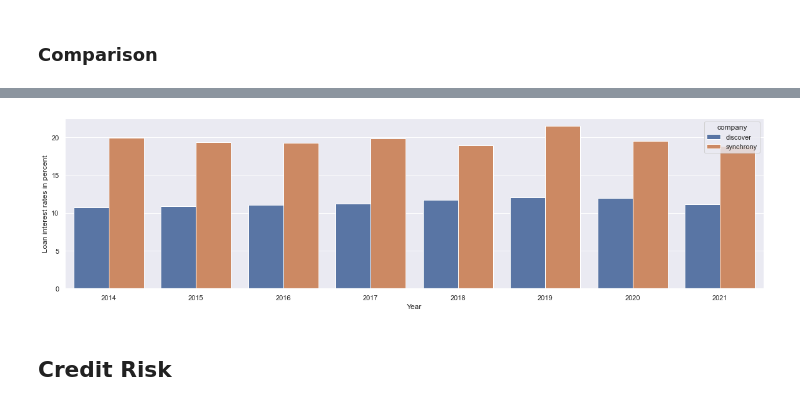
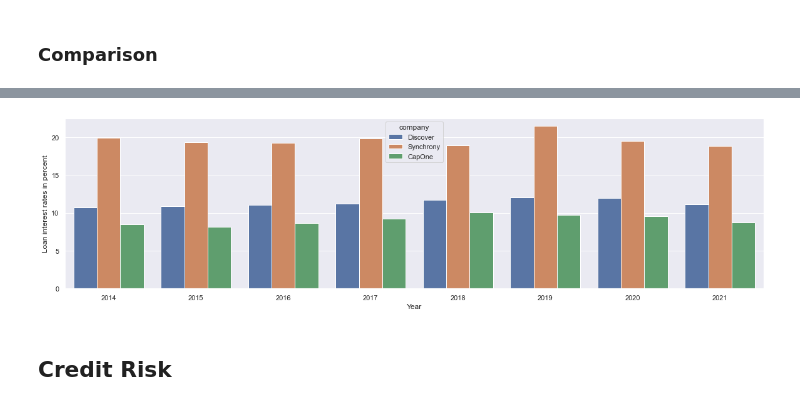
Before and after one commit to EzraTam/edgar-analysis, a Jupyter notebook: edgar_analysis.ipynb, the cells around one changed output, grey strips where cells are left out. Cells and saved outputs as stored; diff of their text form; code cells hidden in the pictures.

```diff
--- a/edgar_analysis.ipynb
+++ b/edgar_analysis.ipynb
@@ -205,0 +193,34 @@ AmexService.dict_df["ib_deposits"]
+# %%
+# Initialize data
+CapOneService.init_yearly_data_norm(
+    tag="InterestBearingDepositLiabilities",
+    col_nm="interest_bearing_deposit_liabilities",
+    df_nm="ib_deposits"
+    )
+
+# Compute yearly change
+CapOneService.compute_row_change(
+    col_nm="interest_bearing_deposit_liabilities",
+    df_nm="ib_deposits"
+    )
+
+
+# Add interest expense deposit
+CapOneService.add_yearly_data_norm(
+    tag="InterestExpenseDeposits",
+    col_nm="interest_expense_deposits",
+    df_nm="ib_deposits",
+    add_row=False
+    )
+
+# Compute interest rate deposit
+CapOneService.compute_ratio(
+    numer_col_nm="interest_expense_deposits",
+    denom_col_nm="interest_bearing_deposit_liabilities",
+    res_col_nm="interest_rate_deposits",
+    df_nm="ib_deposits"
+    )
+
+
+CapOneService.dict_df["ib_deposits"]=CapOneService.dict_df["ib_deposits"].dropna()
+CapOneService.dict_df["ib_deposits"]
@@ -211,7 +247,8 @@ AmexService.dict_df["ib_deposits"]
 InterCompanies=ds.InterCompaniesAnalyze(
     [DiscoverService,
     SynchronyService,
-    AmexService]
+    AmexService,
+    CapOneService]
     )
 # %%
 InterCompanies.merge_by_quant(
@@ -404,7 +509,11 @@ InterCompanies.dict_df["interest_rate_loan_receivables"]
 # %%
-InterCompanies.plot_df(key="interest_rate_loan_receivables", xlabel="Year", ylabel='Loan interest rates in percent',width=20,height=5)
+InterCompanies.plot_df(
+    key="interest_rate_loan_receivables",
+    xlabel="Year",
+    ylabel='Loan interest rates in percent',
+    width=20,height=5)
 # %% [output]
-[figure, old version]
+[figure, new version]
 # %% [markdown]
 ## Credit Risk
 # %% [markdown]
```
Also changed, not shown: parts of 32 cells of this notebook, 1 other file.
